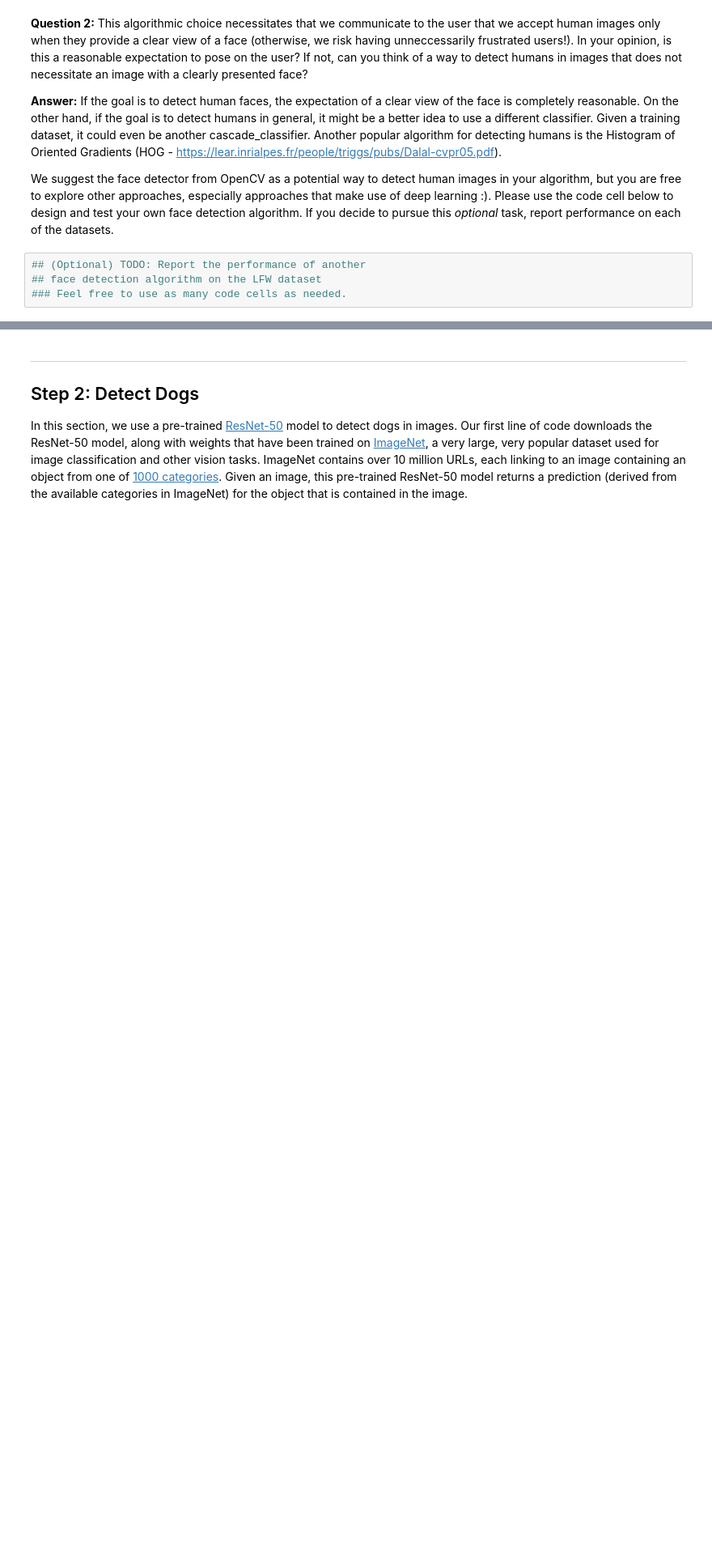
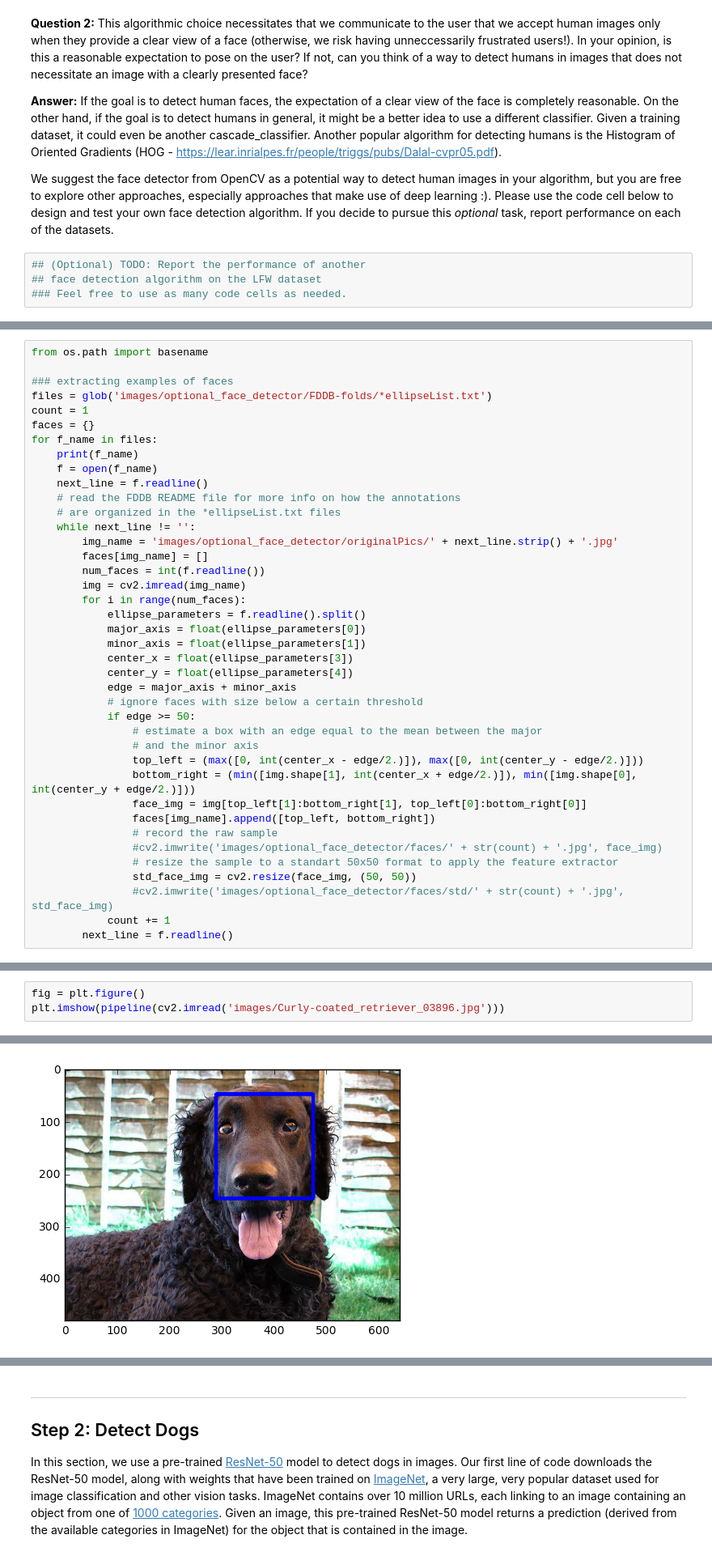
Before and after one commit to apereiral/dog-project, a Jupyter notebook: dog_app.ipynb, the cells around one changed output, grey strips where cells are left out. Shown at 81% size. Drawn from its saved outputs; the diff is of its cells as text; blank space fills up the shorter version.

```diff
--- a/dog_app.ipynb
+++ b/dog_app.ipynb
@@ -201,0 +200,40 @@ We suggest the face detector from OpenCV as a potential way to detect human imag
+# %%
+from os.path import basename
+
+### extracting examples of faces
+files = glob('images/optional_face_detector/FDDB-folds/*ellipseList.txt')
+count = 1
+faces = {}
+for f_name in files:
+    print(f_name)
+    f = open(f_name)
+    next_line = f.readline()
+    # read the FDDB README file for more info on how the annotations
+    # are organized in the *ellipseList.txt files
+    while next_line != '':
+        img_name = 'images/optional_face_detector/originalPics/' + next_line.strip() + '.jpg'
+        faces[img_name] = []
+        num_faces = int(f.readline())
+        img = cv2.imread(img_name)
+        for i in range(num_faces):
+            ellipse_parameters = f.readline().split()
+            major_axis = float(ellipse_parameters[0])
+            minor_axis = float(ellipse_parameters[1])
+            center_x = float(ellipse_parameters[3])
+            center_y = float(ellipse_parameters[4])
+            edge = major_axis + minor_axis
+            # ignore faces with size below a certain threshold
+            if edge >= 50:
+                # estimate a box with an edge equal to the mean between the major
+                # and the minor axis
+                top_left = (max([0, int(center_x - edge/2.)]), max([0, int(center_y - edge/2.)]))
+                bottom_right = (min([img.shape[1], int(center_x + edge/2.)]), min([img.shape[0], int(center_y + edge/2.)]))
+                face_img = img[top_left[1]:bottom_right[1], top_left[0]:bottom_right[0]]
+                faces[img_name].append([top_left, bottom_right])
+                # record the raw sample
+                #cv2.imwrite('images/optional_face_detector/faces/' + str(count) + '.jpg', face_img)
+                # resize the sample to a standart 50x50 format to apply the feature extractor
+                std_face_img = cv2.resize(face_img, (50, 50))
+                #cv2.imwrite('images/optional_face_detector/faces/std/' + str(count) + '.jpg', std_face_img)
+            count += 1
+        next_line = f.readline()
@@ -201,0 +581,4 @@ We suggest the face detector from OpenCV as a potential way to detect human imag
+# %%
+fig = plt.figure()
+plt.imshow(pipeline(cv2.imread('images/Curly-coated_retriever_03896.jpg')))
+# %% [output]
@@ -201,0 +586 @@ We suggest the face detector from OpenCV as a potential way to detect human imag
+[figure, added]
```
Also changed, not shown: parts of 17 cells of this notebook, 1 other file.
